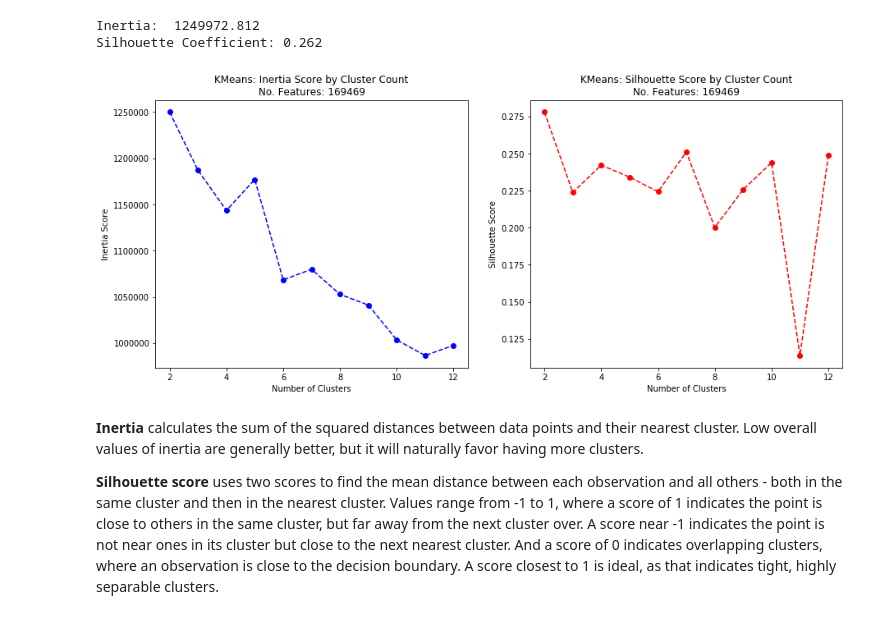
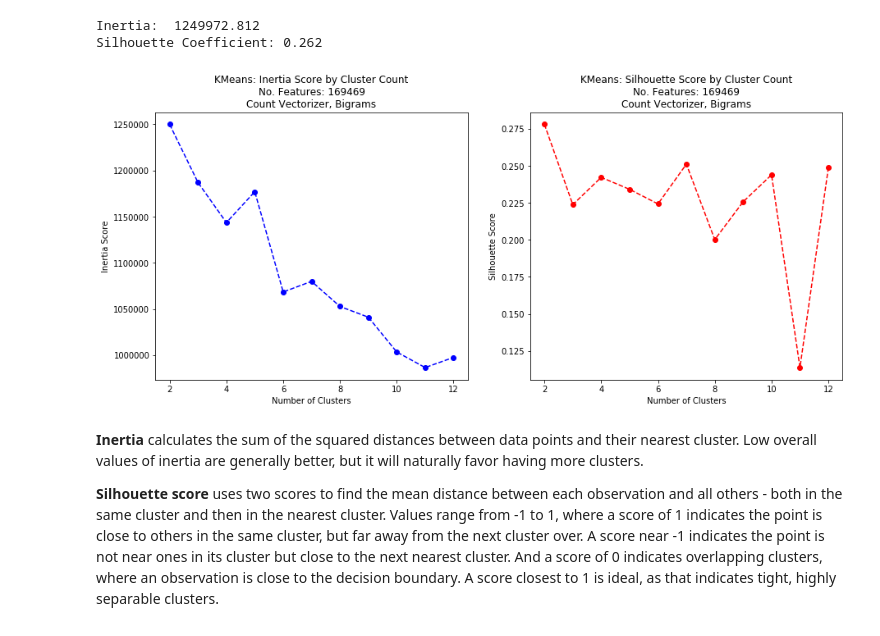
Before and after one commit to Data-Science-for-Conservation/WOTUS_Revision, a Jupyter notebook: WOTUS_analysis_2.ipynb, the cells around one changed output. Saved outputs shown, nothing was run; the diff lists cells and outputs as text; code cells hidden in the pictures.

```diff
--- a/WOTUS_analysis_2.ipynb
+++ b/WOTUS_analysis_2.ipynb
@@ -167,7 +167,7 @@ tokenized_stop_words = spacy_tokenizer(' '.join(stop_words))
 # Create term-document matrix using a count vectorizer
 count_vec = CountVectorizer(stop_words=tokenized_stop_words,
                             tokenizer=spacy_tokenizer,
-                            max_df=0.95,
+                            max_df=0.9,
                             min_df=5)
 
 count_data = count_vec.fit_transform(X_train)
@@ -601,7 +587,7 @@ else:
 # Simple count vectorizer
 vectorizer = CountVectorizer(stop_words=tokenized_stop_words,
                              tokenizer=spacy_tokenizer,
-#                              max_features=n_feats,
+                             max_df=0.9
                              ngram_range=(1, b))
 chart_title = 'Count'
 
@@ -674,25 +660,31 @@ for n in n_clusters:
 # %%
 # Plot scores by cluster
 plt.subplots(1, 2, figsize=(15, 6))
 
 # Cluster-inertia plot
 plt.subplot(1, 2, 1);
 plt.plot(n_clusters, inertias, 'bo--');
 plt.xlabel('Number of Clusters');
 plt.ylabel('Inertia Score');
-plt.title('KMeans: Inertia Score by Cluster Count\nNo. Features: {}'.format(X_data.shape[1]));
+plt.title('KMeans: Inertia Score by Cluster Count\n'
+          'No. Features: {}\n'
+          '{} Vectorizer{}'
+          .format(X_data.shape[1], chart_title, ', Bigrams' if use_bigrams else ''));
 
 # Cluster-silhouette score plot
 plt.subplot(1, 2, 2);
 plt.plot(n_clusters, silhouettes, 'ro--');
 plt.xlabel('Number of Clusters');
 plt.ylabel('Silhouette Score');
-plt.title('KMeans: Silhouette Score by Cluster Count\nNo. Features: {}'.format(X_data.shape[1]));
+plt.title('KMeans: Silhouette Score by Cluster Count\n'
+          'No. Features: {}\n'
+          '{} Vectorizer{}'
+          .format(X_data.shape[1], chart_title, ', Bigrams' if use_bigrams else ''));
 
 plt.savefig('./Figures/KMeans_{}{}_Inertia-Silhouette.png'
             .format(chart_title, 'Bigrams' if use_bigrams else ''));
 # %% [output]
-[figure, old version]
+[figure, new version]
 # %% [markdown]
 **Inertia** calculates the sum of the squared distances between data points and their nearest cluster. Low overall values of inertia are generally better, but it will naturally favor having more clusters.
 
```
Also changed, not shown: parts of 10 cells of this notebook, 2 other files.
